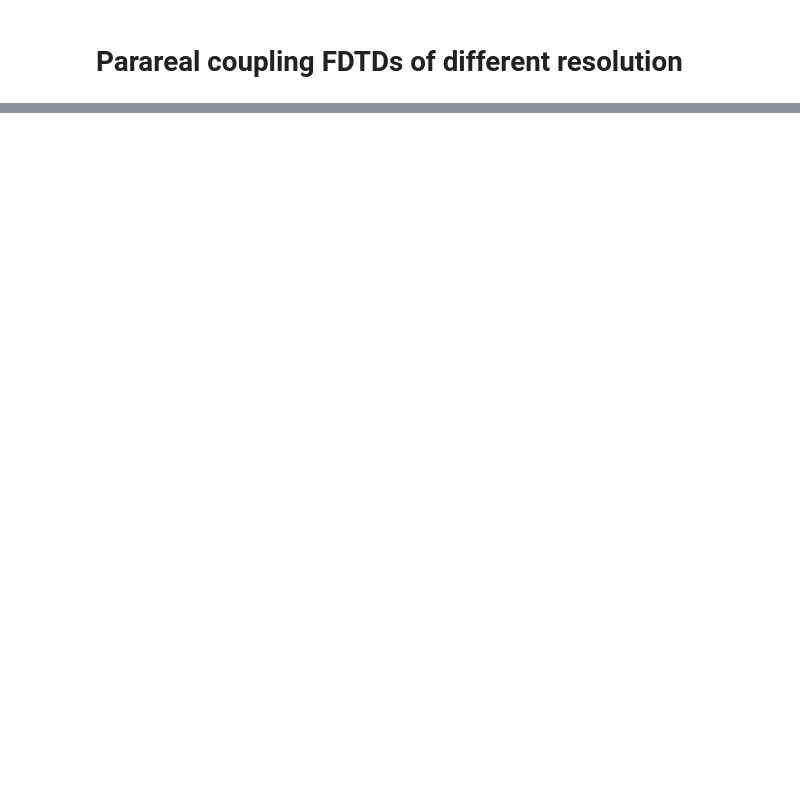
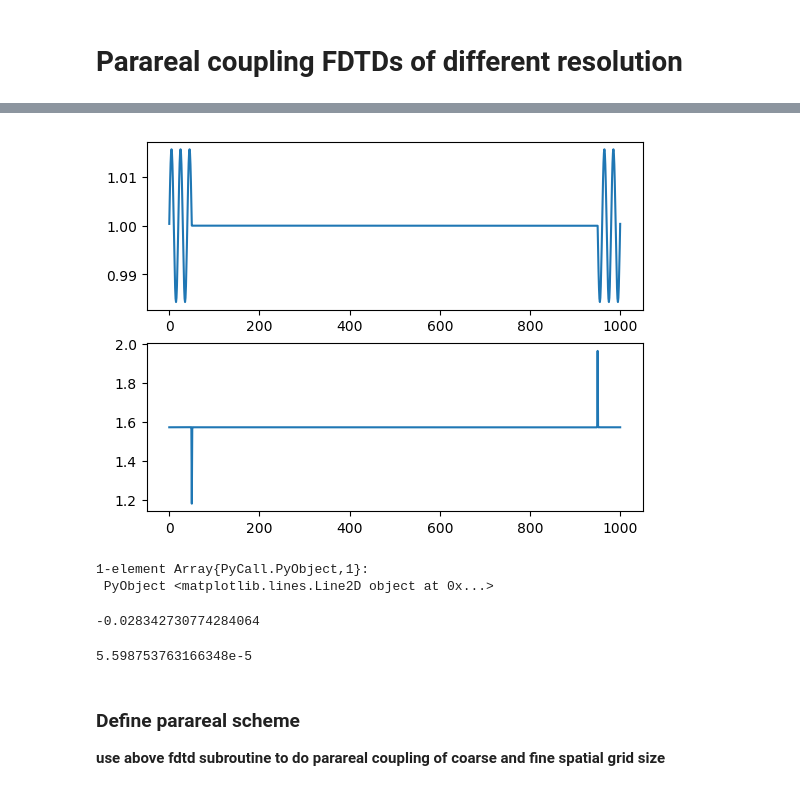
Before and after one commit to hieu325/juliawaveparareal, a Jupyter notebook: parareal1dwave.ipynb, the cells around one changed output, grey strips where cells are left out. Drawn from its saved outputs; the diff is of its cells as text; code cells hidden in the pictures; blank space fills up the shorter version.

```diff
--- a/parareal1dwave.ipynb
+++ b/parareal1dwave.ipynb
@@ -250,0 +104,35 @@ PyObject <matplotlib.colorbar.Colorbar object at 0x...>
+# %%
+m=10;
+dx=dX/m;
+x = collect(0:dx:L);
+
+u4ff =  exp.(im*k*x);
+#ut4f = zeros(size(x,1));#-im*k*u4f;
+u4f = splineinterp(u,m);
+ut4f = splineinterp(ut,m);
+
+ub,utb=fdtd_wave(u4f,ut4f,dx,10);
+
+ux  = downsamp(ub,m)
+utx  = downsamp(utb,m)
+
+figure()
+subplot(2,1,1)
+plot(abs.(ux))
+subplot(2,1,2)
+plot(abs.(utx))
+# %% [output]
+[figure, added]
+1-element Array{PyCall.PyObject,1}:
+ PyObject <matplotlib.lines.Line2D object at 0x...>
+# %%
+sum(abs.(fouriersamp(u4f,m).^2))-sum(abs.(u).^2)
+# %% [output]
+-0.028342730774284064
+# %%
+mean(abs.(fouriersamp(fourierinterp(ub,m),m)-fourierinterp(fouriersamp(ub,m),m)))
+# %% [output]
+5.598753763166348e-5
+# %% [markdown]
+### Define parareal scheme
+**use above fdtd subroutine to do parareal coupling of coarse and fine spatial grid size**
```
Also changed, not shown: parts of 48 cells of this notebook.
